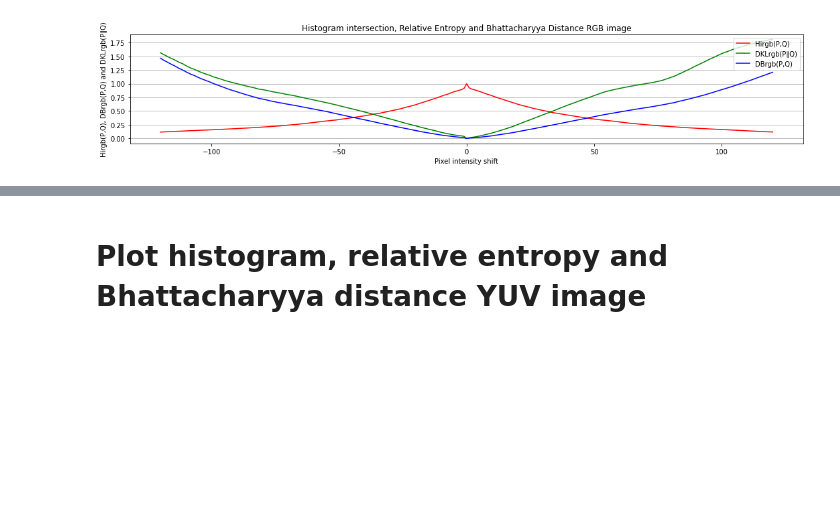
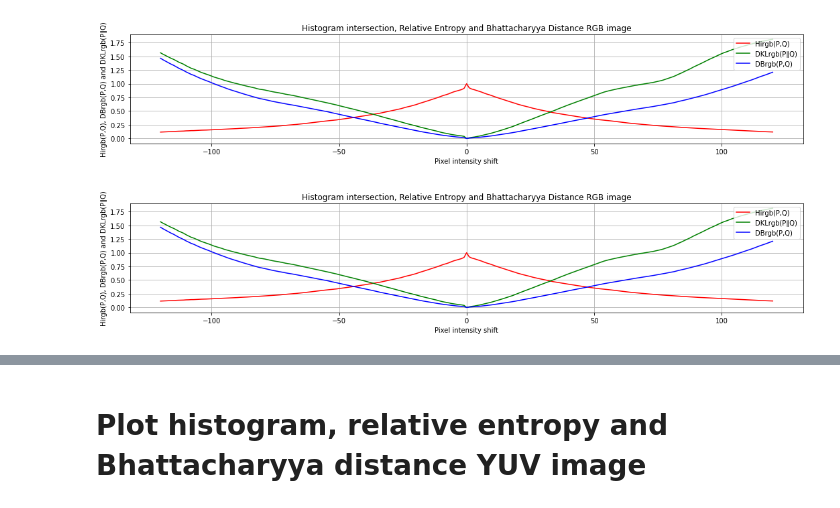
Before and after one commit to dsikar/notebooks, a Jupyter notebook: RGBMeans.ipynb, the cells around one changed output, grey strips where cells are left out. Saved outputs shown, nothing was run; the diff lists cells and outputs as text; code cells hidden in the pictures; blank space fills up the shorter version.

```diff
--- a/RGBMeans.ipynb
+++ b/RGBMeans.ipynb
@@ -844,7 +836,8 @@ def plot_Bhattacharyya_rgb_distance(img):
 
   mytitle = 'Bhattacharyya RGB distance'
   plt.title(mytitle)
-  plt.grid(axis='y')
+  #plt.grid(axis='y')
+  plt.grid()
 
   plt.legend(loc='upper right')
   plt.show()
@@ -878,7 +871,8 @@ def plot_relative_entropy(img):
 
   mytitle = 'Relative entropy'
   plt.title(mytitle)
-  plt.grid(axis='y')
+  #plt.grid(axis='y')
+  plt.grid()
 
   plt.legend(loc='upper right')
   plt.show()
@@ -912,7 +906,8 @@ def plot_histogram_intersection(img):
 
   mytitle = 'Histogram intersection percentage'
   plt.title(mytitle)
-  plt.grid(axis='y')
+  #plt.grid(axis='y')
+  plt.grid()
 
   plt.legend(loc='upper right')
   plt.show()
@@ -947,3 +944,21 @@ plt.legend(loc='upper right')
 plt.show()
 # %% [output]
 [figure]
+# %%
+plt.ylabel('Hirgb(P,Q), DBrgb(P,Q) and DKLrgb(P∥Q)')
+plt.xlabel('Pixel intensity shift')
+
+plt.plot(hix, hiy, label='Hirgb(P,Q)', color="red")
+plt.plot(rex, rey, label='DKLrgb(P∥Q)', color="green")
+plt.plot(bdx, bdy, label='DBrgb(P,Q)', color="blue")
+
+mytitle = 'Histogram intersection, Relative Entropy and Bhattacharyya Distance RGB image'
+plt.title(mytitle)
+#plt.grid(axis='y')
+plt.grid()
+
+
+plt.legend(loc='upper right')
+plt.show()
+# %% [output]
+[figure, added]
```
Also changed, not shown: parts of 28 cells of this notebook.
